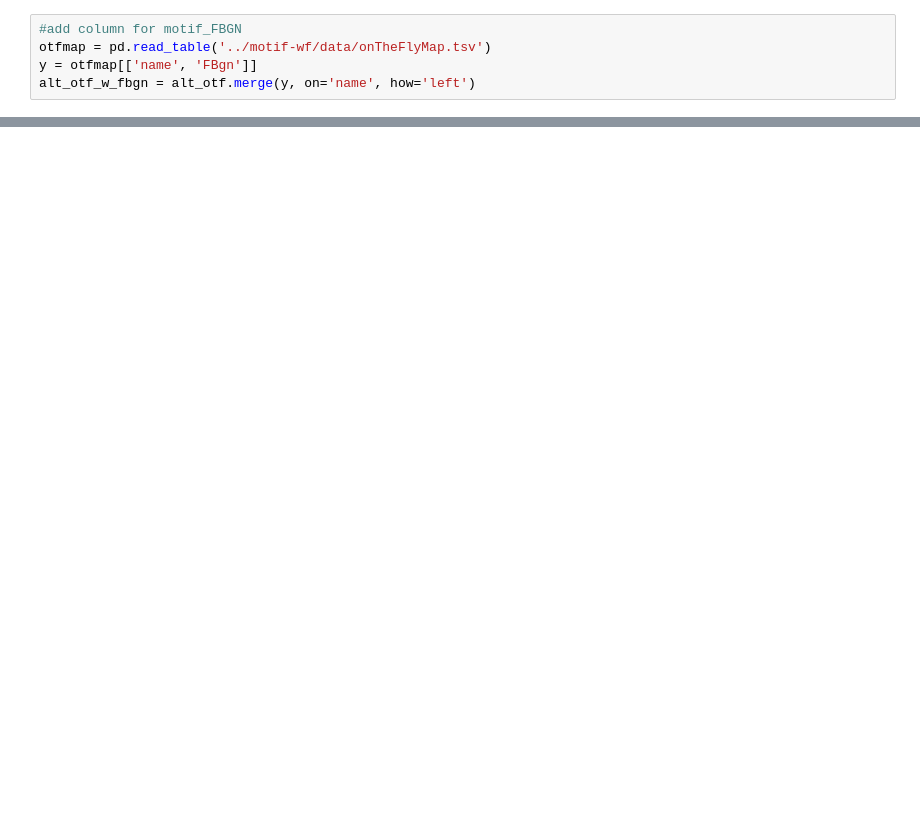
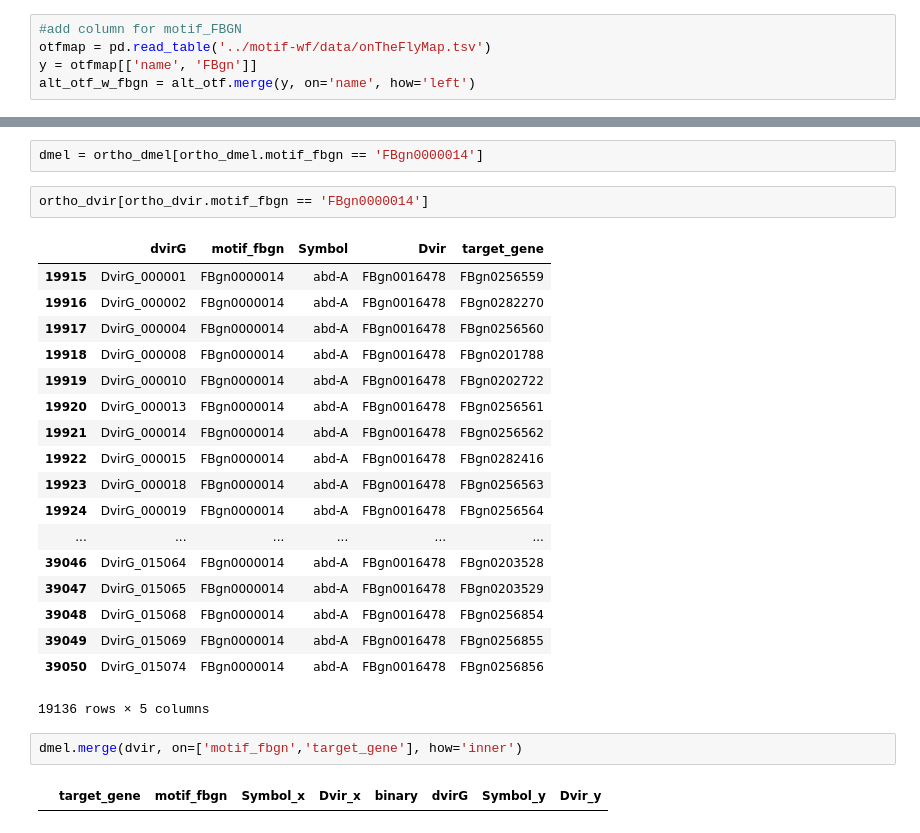
Before and after one commit to isabelleberger/s2cell-prior, a Jupyter notebook: notebook/2018-02-16_fimo_w_virilis.ipynb, the cells around one changed output, grey strips where cells are left out. Saved outputs shown, nothing was run; the diff lists cells and outputs as text; blank space fills up the shorter version.

```diff
--- a/notebook/2018-02-16_fimo_w_virilis.ipynb
+++ b/notebook/2018-02-16_fimo_w_virilis.ipynb
@@ -167,0 +288,27 @@ otf_merge = otf_w_motiffbgn[['chrom','start','end',]]
+# %%
+dmel = ortho_dmel[ortho_dmel.motif_fbgn == 'FBgn0000014']
+# %%
+ortho_dvir[ortho_dvir.motif_fbgn == 'FBgn0000014']
+# %% [output]
+|  | dvirG | motif_fbgn | Symbol | Dvir | target_gene |
+| 19915 | DvirG_000001 | FBgn0000014 | abd-A | FBgn0016478 | FBgn0256559 |
+| 19916 | DvirG_000002 | FBgn0000014 | abd-A | FBgn0016478 | FBgn0282270 |
+| 19917 | DvirG_000004 | FBgn0000014 | abd-A | FBgn0016478 | FBgn0256560 |
+| 19918 | DvirG_000008 | FBgn0000014 | abd-A | FBgn0016478 | FBgn0201788 |
+| 19919 | DvirG_000010 | FBgn0000014 | abd-A | FBgn0016478 | FBgn0202722 |
+| 19920 | DvirG_000013 | FBgn0000014 | abd-A | FBgn0016478 | FBgn0256561 |
+| 19921 | DvirG_000014 | FBgn0000014 | abd-A | FBgn0016478 | FBgn0256562 |
+| 19922 | DvirG_000015 | FBgn0000014 | abd-A | FBgn0016478 | FBgn0282416 |
+| 19923 | DvirG_000018 | FBgn0000014 | abd-A | FBgn0016478 | FBgn0256563 |
+| 19924 | DvirG_000019 | FBgn0000014 | abd-A | FBgn0016478 | FBgn0256564 |
+| ... | ... | ... | ... | ... | ... |
+| 39046 | DvirG_015064 | FBgn0000014 | abd-A | FBgn0016478 | FBgn0203528 |
+| 39047 | DvirG_015065 | FBgn0000014 | abd-A | FBgn0016478 | FBgn0203529 |
+| 39048 | DvirG_015068 | FBgn0000014 | abd-A | FBgn0016478 | FBgn0256854 |
+| 39049 | DvirG_015069 | FBgn0000014 | abd-A | FBgn0016478 | FBgn0256855 |
+| 39050 | DvirG_015074 | FBgn0000014 | abd-A | FBgn0016478 | FBgn0256856 |
+19136 rows × 5 columns
+# %%
+dmel.merge(dvir, on=['motif_fbgn','target_gene'], how='inner')
+# %% [output]
+|  | target_gene | motif_fbgn | Symbol_x | Dvir_x | binary | dvirG | Symbol_y | Dvir_y |
```
Also changed, not shown: parts of 61 cells of this notebook, 1 other file.
